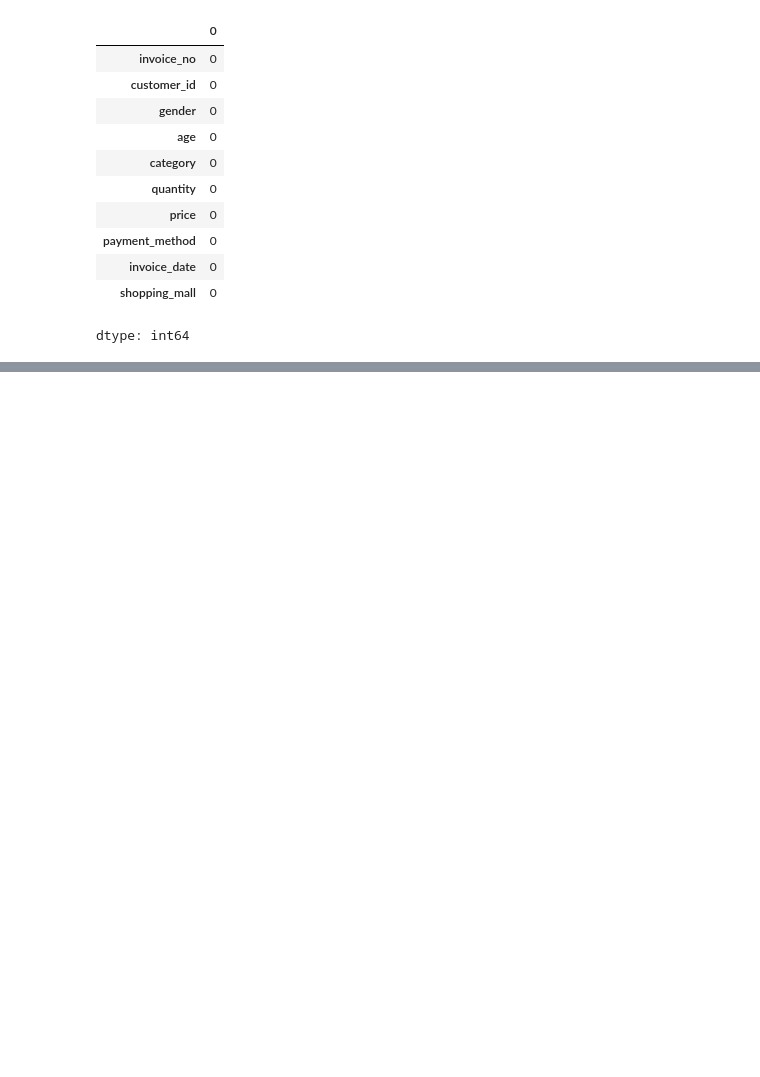
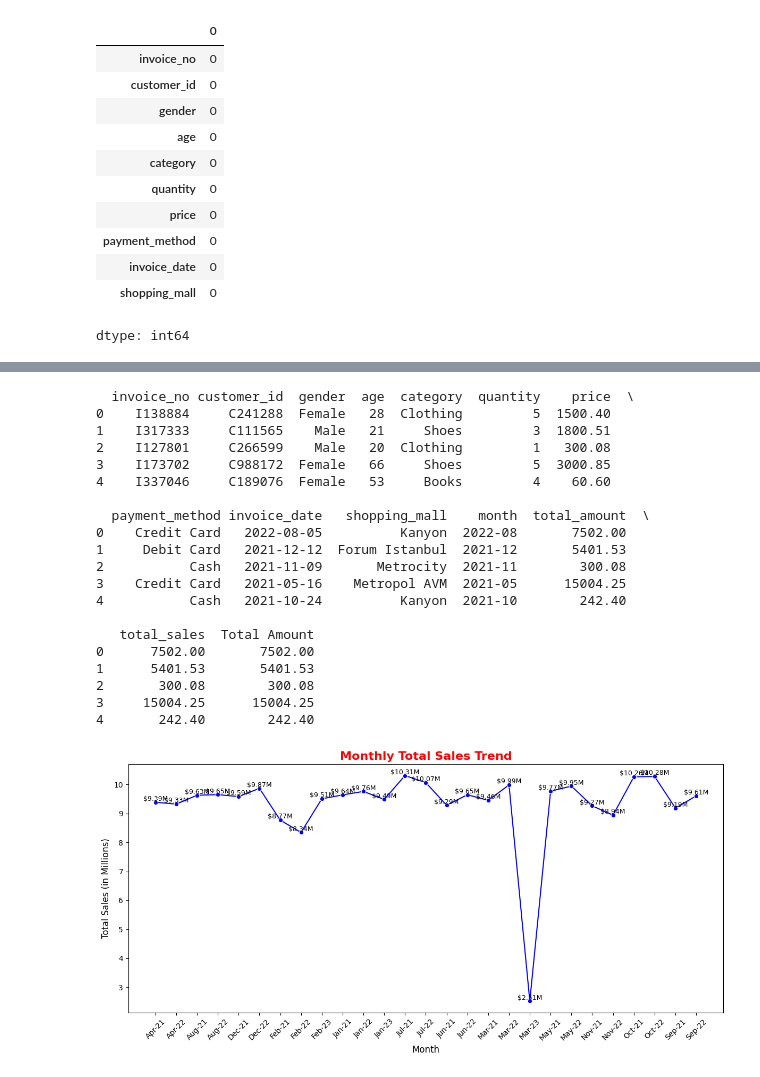
Before and after one commit to anaghck/OIBSIP, a Jupyter notebook: EDA_on_Retail_Sales_Data.ipynb, the cells around one changed output, grey strips where cells are left out. Saved outputs shown, nothing was run; the diff lists cells and outputs as text; code cells hidden in the pictures; blank space fills up the shorter version.

Commit message:
step 4 done

```diff
--- a/EDA_on_Retail_Sales_Data.ipynb
+++ b/EDA_on_Retail_Sales_Data.ipynb
@@ -110,0 +118,12 @@ dtype: int64
+# %%
+#fill missing values
+df['category'] = df['category'].fillna(df['category'].mode()[0])
+df['payment_method'] = df['payment_method'].fillna(df['payment_method'].mode()[0])
+df['shopping_mall'] = df['shopping_mall'].fillna(df['shopping_mall'].mode()[0])
+# %%
+#fill missing values for numeric column
+df['quantity'] = df['quantity'].fillna(df['quantity'].median())
+df['price'] = df['price'].fillna(df['price'].median())
+# %%
+#fill missing values for date
+df['invoice_date'] = df['invoice_date'].ffill()
@@ -110,0 +171,4 @@ dtype: int64
+# %%
+# Column Standardization Process
+df.columns = df.columns.str.lower().str.strip().str.replace(' ','_')
+df.columns
@@ -110,0 +201,64 @@ dtype: int64
+# %%
+# Create Total Amount column
+df['Total Amount'] = df['quantity'] * df['price']
+
+# Check the first 5 rows to confirm
+print(df.head())
+
+
+# Ensure invoice_date is in datetime format
+df['invoice_date'] = pd.to_datetime(df['invoice_date'], errors='coerce')
+
+# Extract Month (as name) and add a new column
+df['Month'] = df['invoice_date'].dt.strftime('%b-%y')  # Example: Jan-23
+
+
+# Step 1: Group data by Month and calculate Total Sales
+monthly_sales = df.groupby('Month')['Total Amount'].sum().reset_index()
+
+# Step 2: Convert sales to millions for better readability
+monthly_sales['Total Amount'] = monthly_sales['Total Amount'] / 1_000_000  # in Millions
+
+# Step 3: Plot the trend
+plt.figure(figsize=(12, 6))
+sns.lineplot(data=monthly_sales, x='Month', y='Total Amount', marker='o', color='blue')
+
+# Step 4: Add title and labels
+plt.title("Monthly Total Sales Trend", fontsize=16, color='red', weight='bold')
+plt.xlabel("Month", fontsize=12)
+plt.ylabel("Total Sales (in Millions)", fontsize=12)
+
+# Step 5: Rotate x-axis labels
+plt.xticks(rotation=45)
+
+# Step 6: Add data labels
+for i in range(len(monthly_sales)):
+    plt.text(i, monthly_sales['Total Amount'][i] + 0.05,
+             f"${monthly_sales['Total Amount'][i]:.2f}M",
+             ha='center', fontsize=9)
+
+# Step 7: Make layout tight
+plt.tight_layout()
+plt.show()
+# %% [output]
+  invoice_no customer_id  gender  age  category  quantity    price  \
+0    I138884     C241288  Female   28  Clothing         5  1500.40
+1    I317333     C111565    Male   21     Shoes         3  1800.51
+2    I127801     C266599    Male   20  Clothing         1   300.08
+3    I173702     C988172  Female   66     Shoes         5  3000.85
+4    I337046     C189076  Female   53     Books         4    60.60
+
+  payment_method invoice_date   shopping_mall    month  total_amount  \
+0    Credit Card   2022-08-05          Kanyon  2022-08       7502.00
+1     Debit Card   2021-12-12  Forum Istanbul  2021-12       5401.53
+2           Cash   2021-11-09       Metrocity  2021-11        300.08
+3    Credit Card   2021-05-16    Metropol AVM  2021-05      15004.25
+4           Cash   2021-10-24          Kanyon  2021-10        242.40
+
+   total_sales  Total Amount
+0      7502.00       7502.00
+1      5401.53       5401.53
+2       300.08        300.08
+3     15004.25      15004.25
+4       242.40        242.40
+[figure, added]
```
Also changed, not shown: parts of 9 cells of this notebook.
